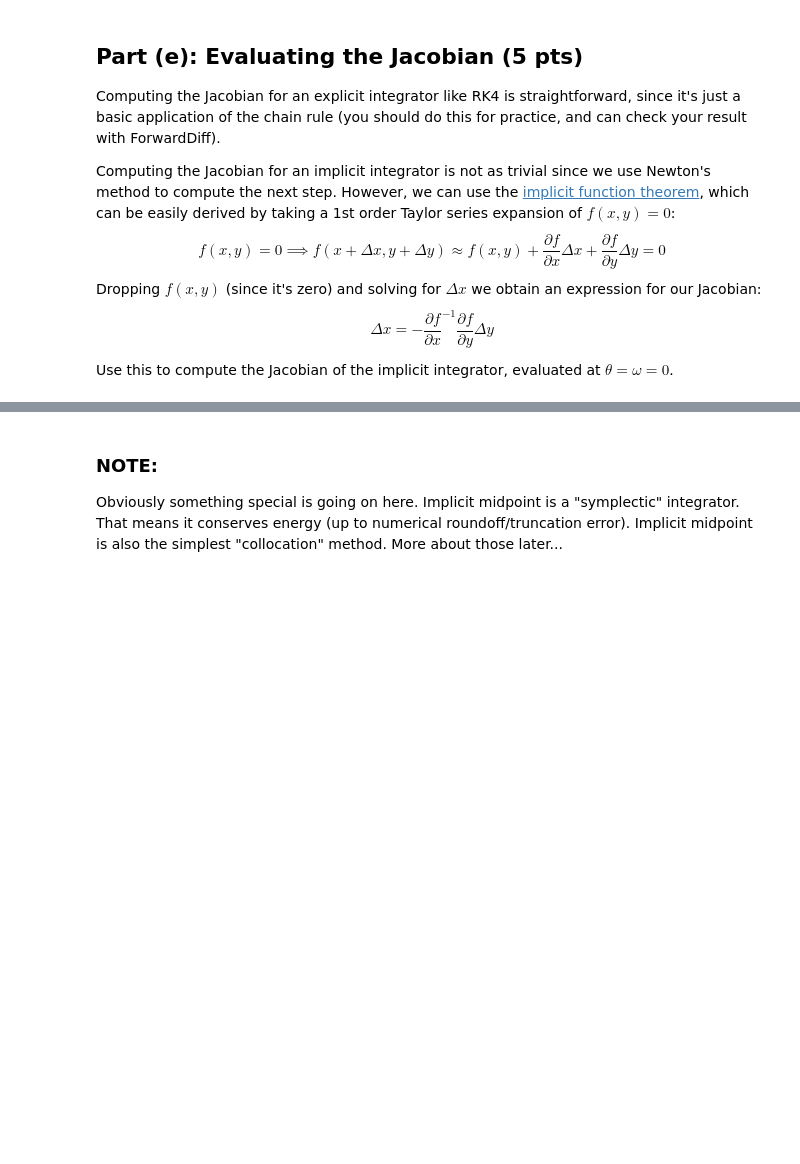
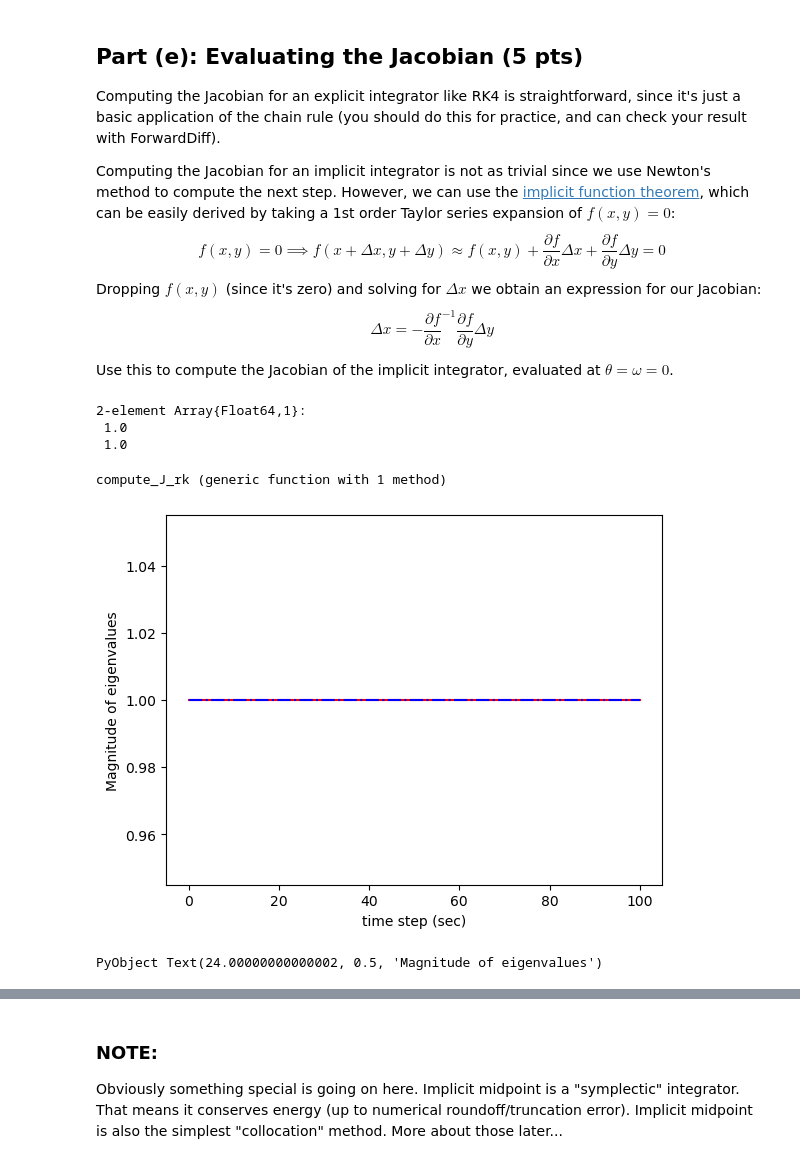
Before and after one commit to YunxiTang/Optimal_Control_HW1, a Jupyter notebook: src/Q1.ipynb, the cells around one changed output, grey strips where cells are left out. Drawn from its saved outputs; the diff is of its cells as text; code cells hidden in the pictures; blank space fills up the shorter version.

```diff
--- a/src/Q1.ipynb
+++ b/src/Q1.ipynb
@@ -89,13 +229,55 @@ Use this to compute the Jacobian of the implicit integrator, evaluated at $\thet
 # TASK: Compute the Jacobian of the implicit midpoint integrator for h = 0.1. (3 pts)
 #       Store the result in `Amid::Matrix{Float64}` of size (2,2)
 Amid = zeros(2,2)
+x0 = [0.0;0.0]
+h = 0.1
+dfdx = ForwardDiff.jacobian(x->x-implicit_midpoint_pendulum(x,x0,h,param),x0)
+dfdy = ForwardDiff.jacobian(x->x-implicit_midpoint_pendulum(x0,x,h,param),x0)
+Amid = ([1 0; 0 1]-dfdy)\dfdx
+egs = eigvals(Amid)
+norm.(egs)
+# %% [output]
+2-element Array{Float64,1}:
+ 1.0
+ 1.0
+# %%
+# TASK: Compute the magnitude of the eigenvalues of A for 0 ≤ h ≤ 1.  (1 pt)
+#       Store the result in `eigs_implicit::Matrix{Float64}` of size (101,2)
+function compute_J(x, h, params)
+    Amid = zeros(2,2)
+    x0 = x
+    dfdx = ForwardDiff.jacobian(x->x-implicit_midpoint_pendulum(x,x0,h,param),x0)
+    dfdy = ForwardDiff.jacobian(x->x-implicit_midpoint_pendulum(x0,x,h,param),x0)
+    Amid = ([1 0; 0 1]-dfdy)\dfdx
+    eig_norm = norm.(eigvals(Amid))
+    return Amid, eig_norm
+end
+
+function compute_J_rk(x, h, params)
+    Amid = zeros(2,2)
+    x0 = x
+    ∂f∂x = ForwardDiff.jacobian(x->rk4(x,h,params),x0)
+    Amid = [1 0; 0 1] + h * ∂f∂x
+    eig_norm = norm.(eigvals(Amid))
+    return Amid, eig_norm
+end
+# %% [output]
+compute_J_rk (generic function with 1 method)
 # %%
-# TASK: Compute the magnitude of the eigenvalues of A for 0 ≤ h ≤ 1.  (1 pt)
-#       Store the result in `eigs_implicit::Matrix{Float64}` of size (101,2)
 hs = range(0,100, length=101)
 eigs_implicit = zeros(101,2)
+x0 = [0.0;0.0]
+for k=1:length(hs)
+    h = hs[k]
+    Amid, eig_norm = compute_J(x0, h, param)
+    eigs_implicit[k,:] = eig_norm
+end
 
 # TASK: Plot the eigenvalues vs time step (1 pt)
-plot(hs, eigs_implicit)
+plot(hs, eigs_implicit[:,1],"r")
+plot(hs, eigs_implicit[:,2],"b-.")
 xlabel("time step (sec)")
 ylabel("Magnitude of eigenvalues")
+# %% [output]
+[figure, added]
+PyObject Text(24.00000000000002, 0.5, 'Magnitude of eigenvalues')
```
Also changed, not shown: parts of 13 cells of this notebook.
